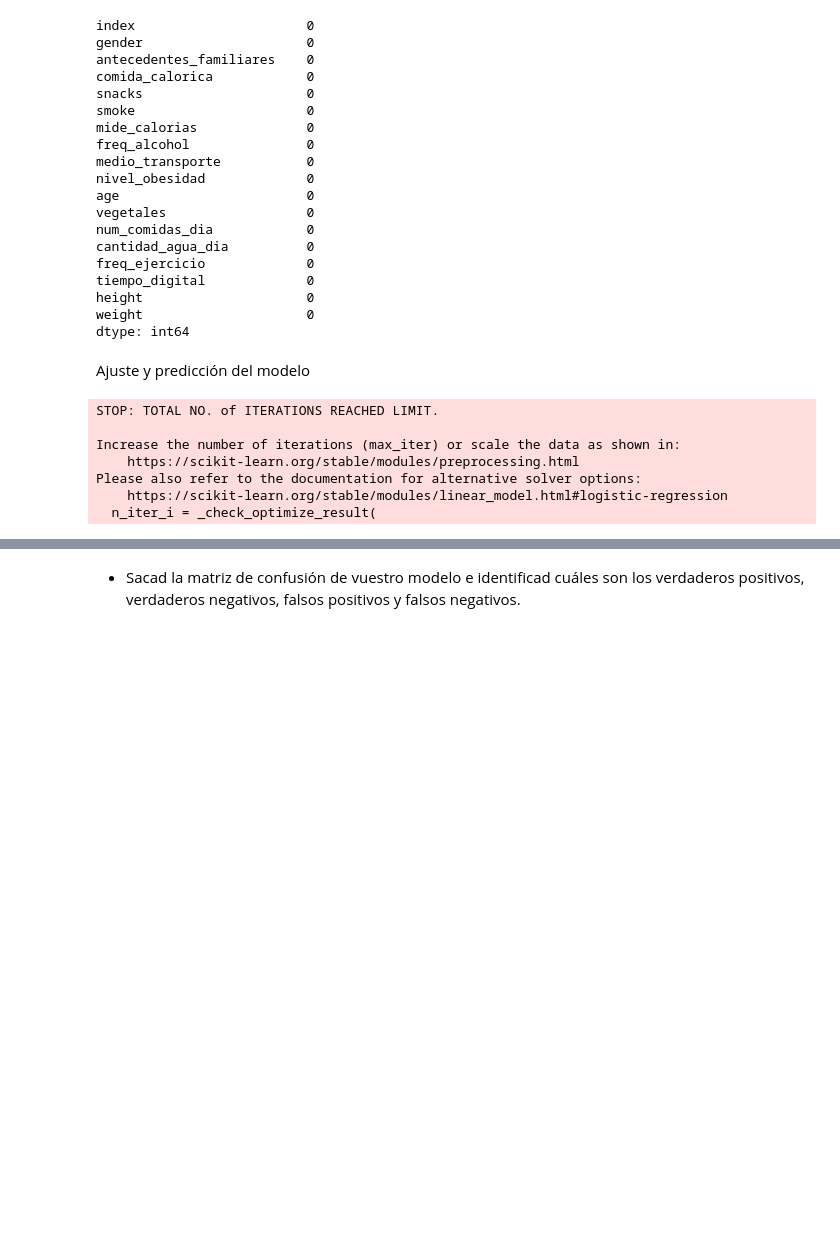
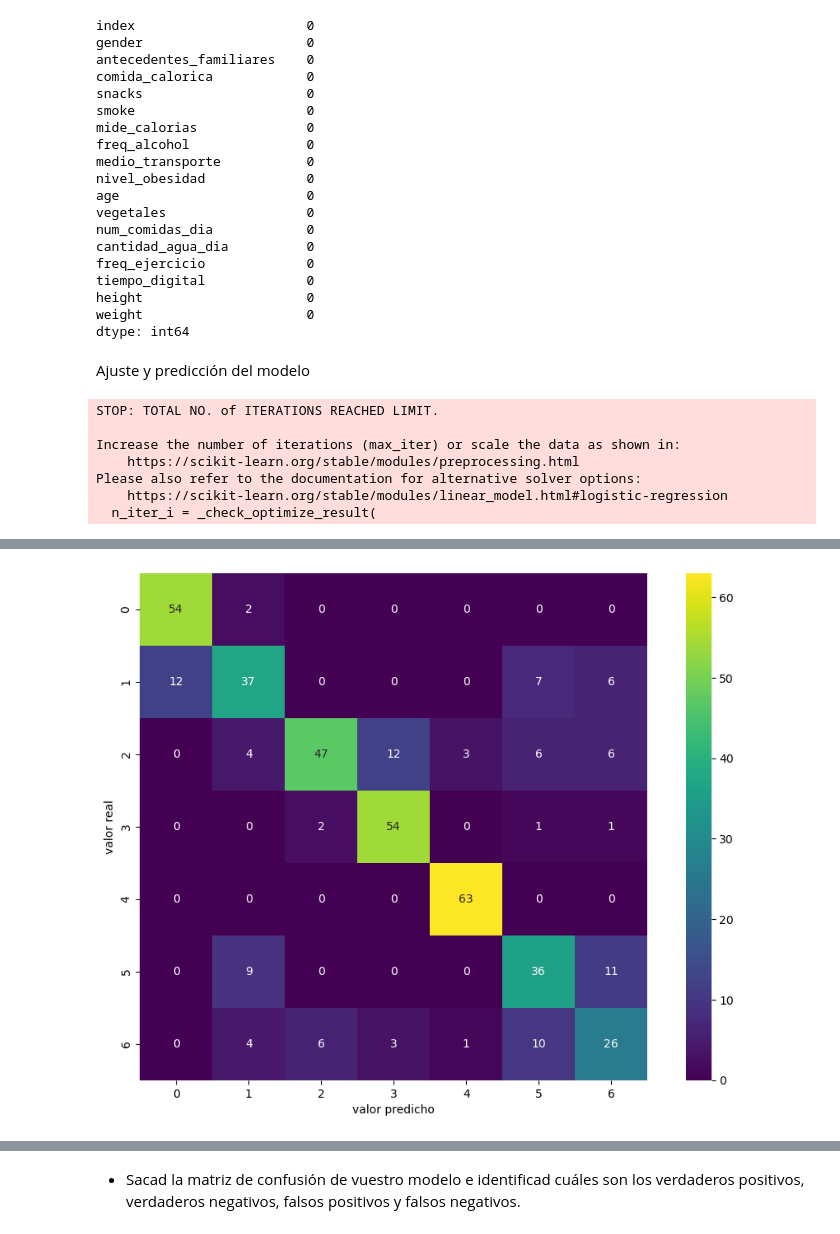
Before and after one commit to Adalab/Adalab-DA-promo-b-modulo-3-sprint-1-Chloe-Diana, a Jupyter notebook: Regresión Logística/modulo-3-ejercicio-15-regresion-logistica-ajuste.ipynb, the cells around one changed output, grey strips where cells are left out. Drawn from its saved outputs; the diff is of its cells as text; code cells hidden in the pictures; blank space fills up the shorter version.

```diff
--- a/Regresión Logística/modulo-3-ejercicio-15-regresion-logistica-ajuste.ipynb
+++ b/Regresión Logística/modulo-3-ejercicio-15-regresion-logistica-ajuste.ipynb
@@ -120,0 +133,13 @@ Please also refer to the documentation for alternative solver options:
+# %%
+# MATRIZ DE CORRELACIÓN PARA DATOS CODIFICADOS Y  ESTANDARIZADOS
+
+mat_lr1 = confusion_matrix(y_test1, y_pred_test_esta)
+
+plt.figure(figsize = (12, 8))
+sns.heatmap(mat_lr1, square=True, annot=True, fmt="d", cmap = "viridis")
+
+plt.xlabel('valor predicho')
+plt.ylabel('valor real')
+plt.show()
+# %% [output]
+[figure, added]
```
Also changed, not shown: parts of 3 cells of this notebook.
